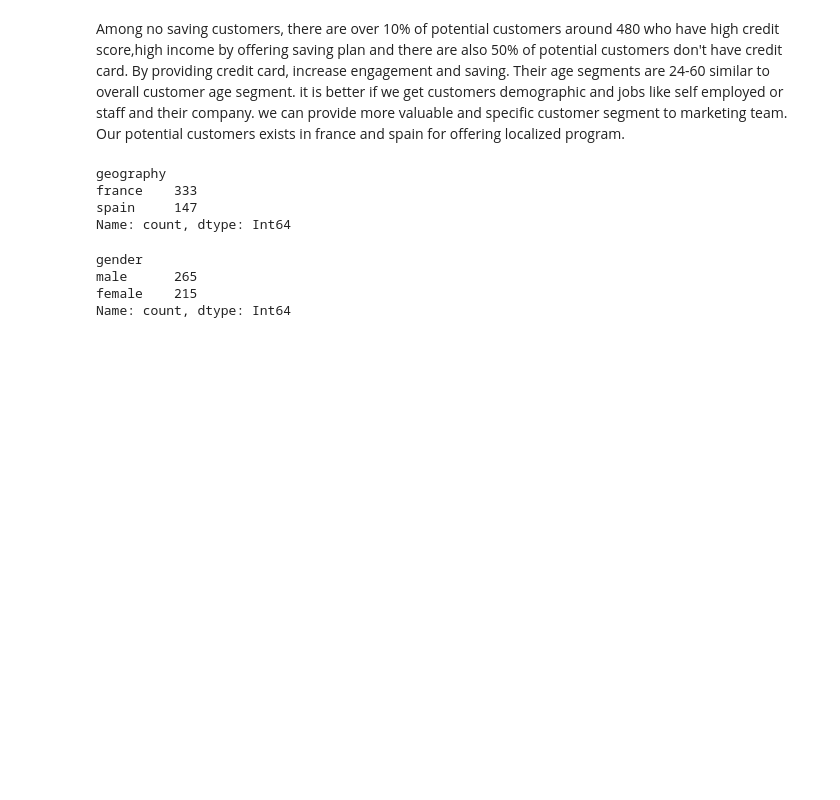
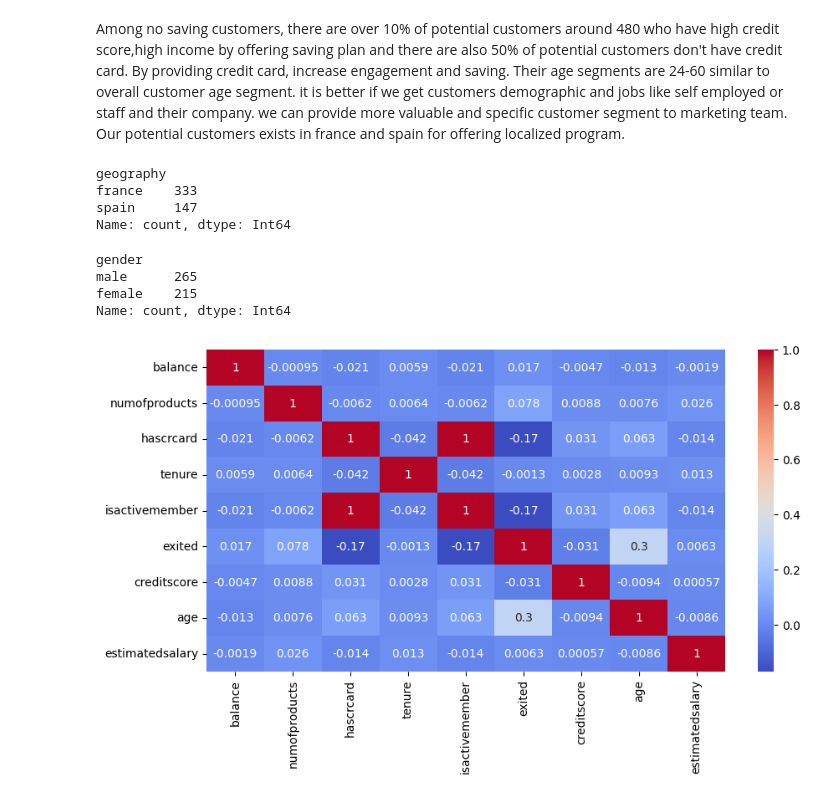
Before and after one commit to shwezin-coder/Bank-Churn-Customer, a Jupyter notebook: bank_churn_analysis.ipynb, the cells around one changed output. Drawn from its saved outputs; the diff is of its cells as text; code cells hidden in the pictures; blank space fills up the shorter version.

Commit message:
saving vs non saving customer analyzed.

```diff
--- a/bank_churn_analysis.ipynb
+++ b/bank_churn_analysis.ipynb
@@ -552,3 +552,11 @@ gender
 male      265
 female    215
 Name: count, dtype: Int64
+# %%
+numerical_columns = saving_customer_df.select_dtypes(include=np.number).columns
+saving_customer_corr = saving_customer_df[numerical_columns].corr()
+plt.figure(figsize=(10,5))
+sns.heatmap(saving_customer_corr,annot=True,cmap='coolwarm')
+plt.show()
+# %% [output]
+[figure, added]
```
Also changed, not shown: parts of 16 cells of this notebook.
